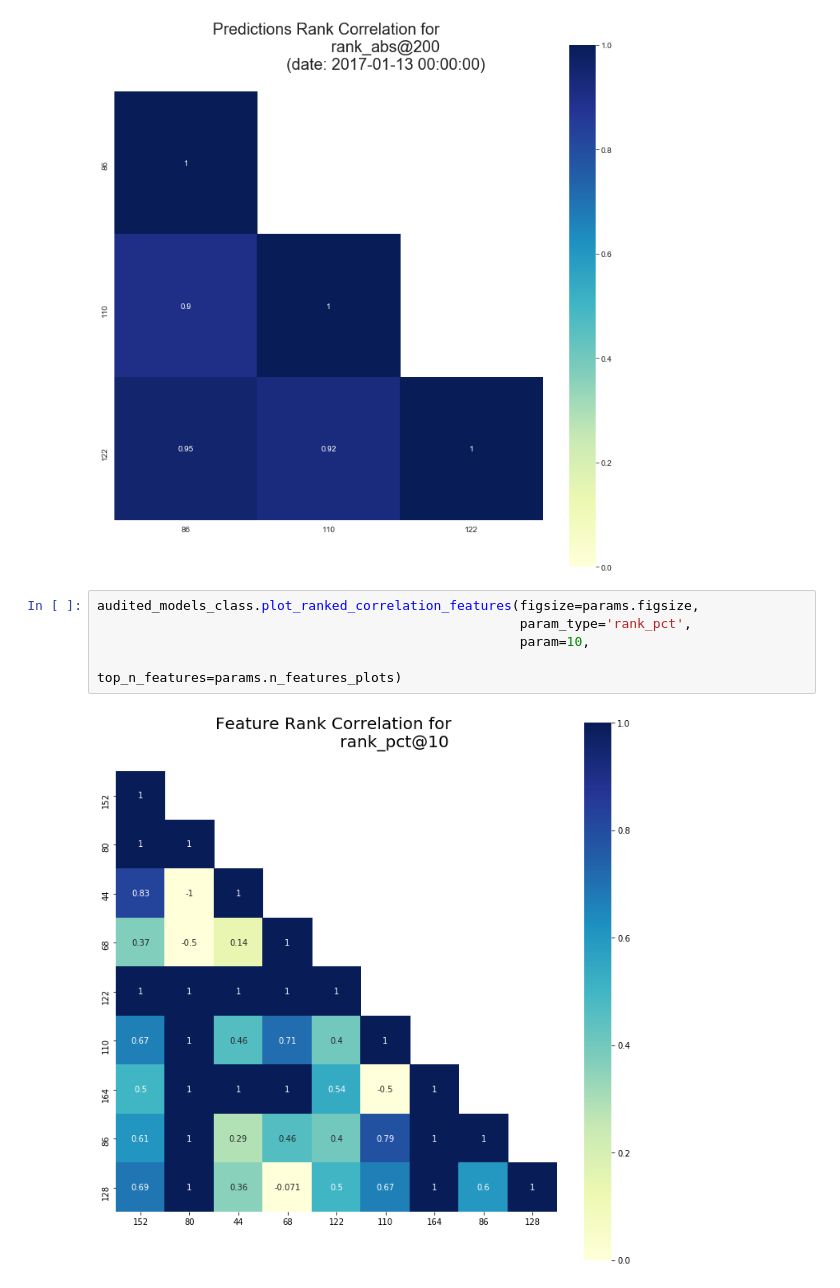
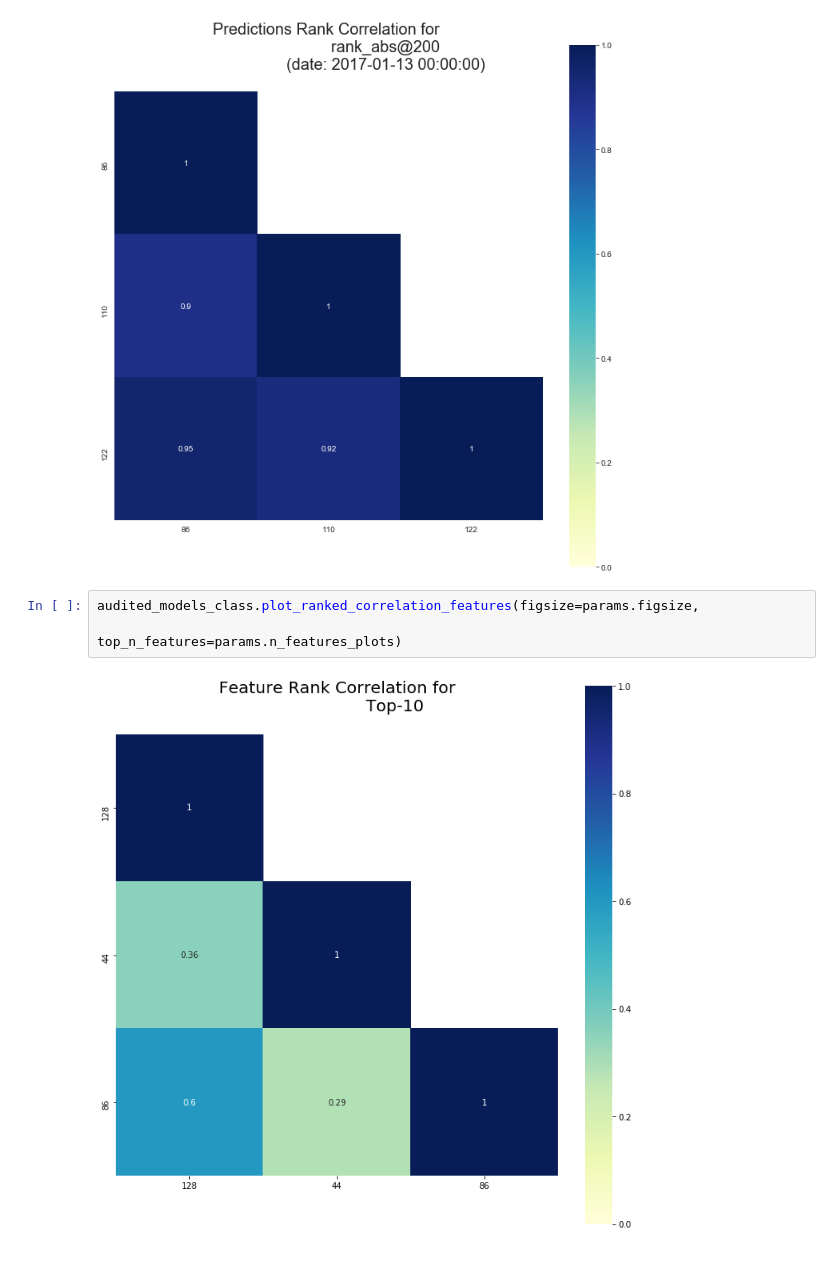
Before and after one commit to dssg/triage, a Jupyter notebook: src/triage/component/postmodeling/contrast/postmodeling_tutorial.ipynb, the cells around one changed output. Drawn from its saved outputs; the diff is of its cells as text.

Commit message:
Updated plots in tutorial

```diff
--- a/src/triage/component/postmodeling/contrast/postmodeling_tutorial.ipynb
+++ b/src/triage/component/postmodeling/contrast/postmodeling_tutorial.ipynb
@@ -290,8 +291,6 @@ audited_models_class.plot_ranked_corrlelation_preds(figsize=params.figsize,
 [figure]
 # %%
 audited_models_class.plot_ranked_correlation_features(figsize=params.figsize,
-                                                      param_type='rank_pct',
-                                                      param=10,
                                                       top_n_features=params.n_features_plots)
 # %% [output]
-[figure, old version]
+[figure, new version]
```
Also changed, not shown: parts of 5 cells of this notebook, 1 other file.
